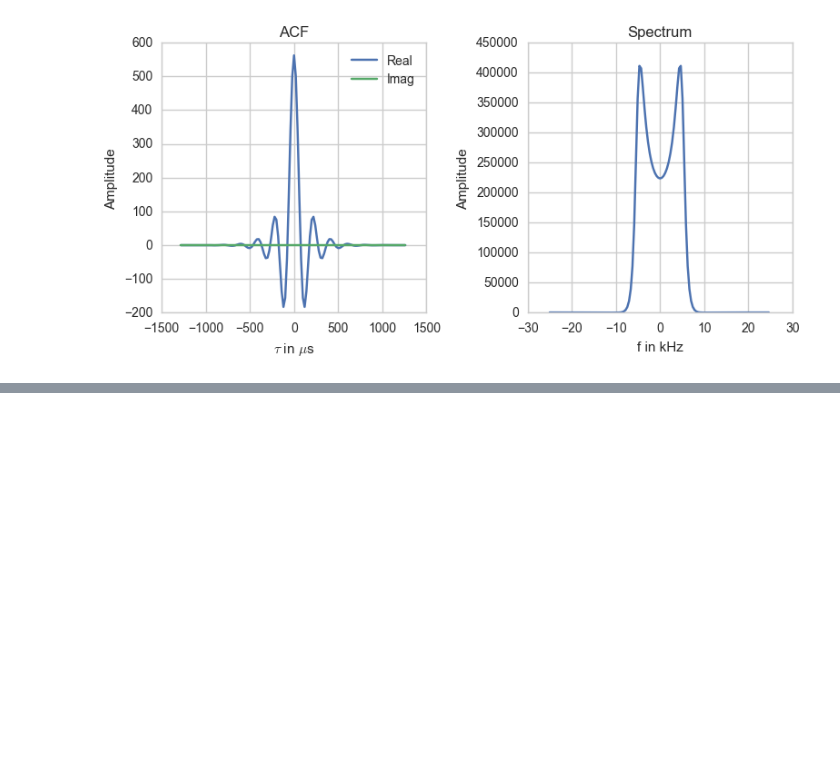
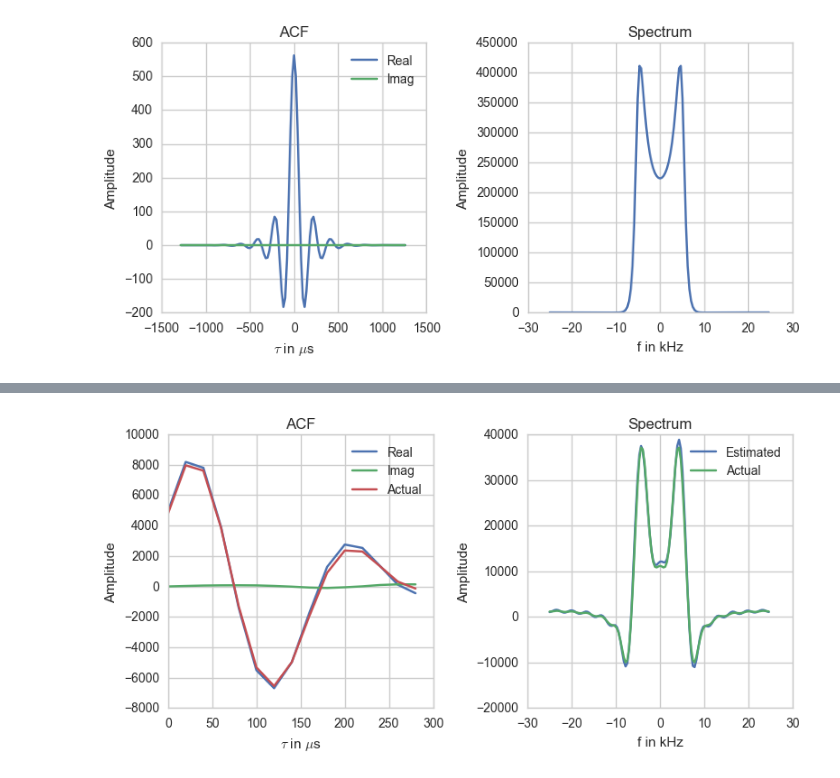
Before and after one commit to jswoboda/SimISR, a Jupyter notebook: ExampleNotebooks/SpecEstimator.ipynb, the cells around one changed output, grey strips where cells are left out. Saved outputs shown, nothing was run; the diff lists cells and outputs as text; code cells hidden in the pictures; blank space fills up the shorter version.

```diff
--- a/ExampleNotebooks/SpecEstimator.ipynb
+++ b/ExampleNotebooks/SpecEstimator.ipynb
@@ -125,0 +136,44 @@ lagsDatasum[irngnew,ilag] = lagsData[irng+sumrule[0,ilag]:irng+sumrule[1,ilag]+1
+# %%
+L=int(L)
+pulse=sp.ones(L)
+Nrg=128
+Xdata=sp.zeros((rep1,Nrg),dtype=sp.complex128)
+for i in range(int(Nrg-L)):
+    Xdata[:,i:i+L] = MakePulseDataRepLPC(pulse,cur_spec,30,rep1,numtype = sp.complex128)+Xdata[:,i:i+L]
+
+lagsData=CenteredLagProduct(Xdata,numtype=sp.complex128,pulse =pulse,lagtype='centered')/rep1
+ptype='long'
+ts=1.
+plen=15.
+sumrule=makesumrule(ptype,plen,ts,lagtype='centered')
+minrg = -sumrule[0].min()
+maxrg = Nrg-sumrule[1].max()
+Nrng2 = maxrg-minrg
+lagsDatasum = sp.zeros((Nrng2,L),dtype=sp.complex128)
+for irngnew,irng in enumerate(sp.arange(minrg,maxrg)):
+    for ilag in range(L):
+        lagsDatasum[irngnew,ilag] = lagsData[irng+sumrule[0,ilag]:irng+sumrule[1,ilag]+1,ilag].sum(axis=0)
+
+dt=tau[1]-tau[0]
+f1,spec_all=acf2spect(l*dt,lagsDatasum,n=nspec)
+acf_single = lagsDatasum[50]
+spec_single = spec_all[50]
+
+acf_act=scfft.ifftshift(acf)[:L]*W*128/15
+feh,spec_act=acf2spect(l*dt,acf_act,n=nspec)
+
+fig5,ax5 = plt.subplots(1,2,sharey=False, figsize=(8,4),facecolor='w')
+rp,imp,act_acf=ax5[0].plot(l*dt*1e6,acf_single.real,l*dt*1e6,acf_single.imag,l*dt*1e6,acf_act.real)
+ax5[0].legend([rp,imp,act_acf],['Real','Imag','Actual'])
+ax5[0].set_ylabel('Amplitude')
+ax5[0].set_title('ACF')
+ax5[0].set_xlabel(r'$\tau$ in $\mu$s')
+
+est1,act_spec=ax5[1].plot(f*1e-3,spec_single.real,f*1e-3,spec_act.real)
+ax5[1].legend([est1,act_spec],['Estimated','Actual'])
+ax5[1].set_ylabel('Amplitude')
+ax5[1].set_title('Spectrum')
+ax5[1].set_xlabel(r'f in kHz')
+fig5.tight_layout()
+# %% [output]
+[figure, added]
```
Also changed, not shown: parts of 15 cells of this notebook.
